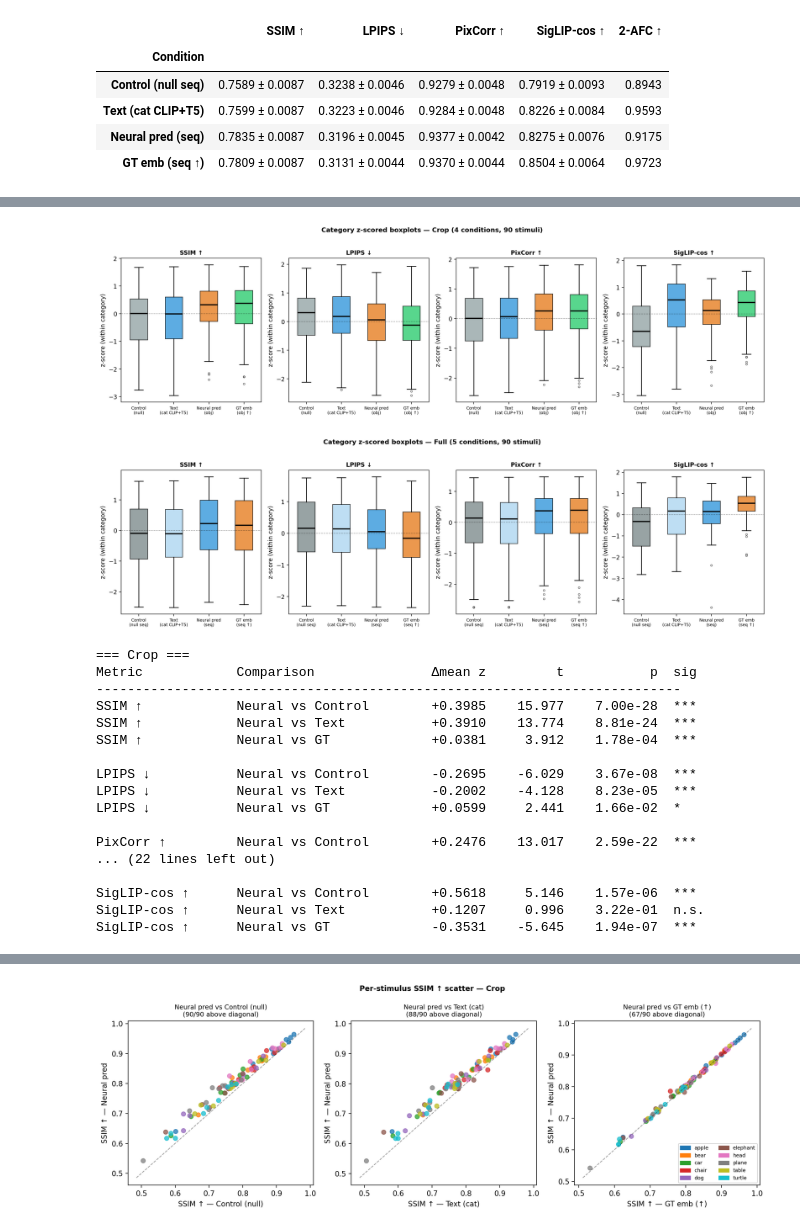
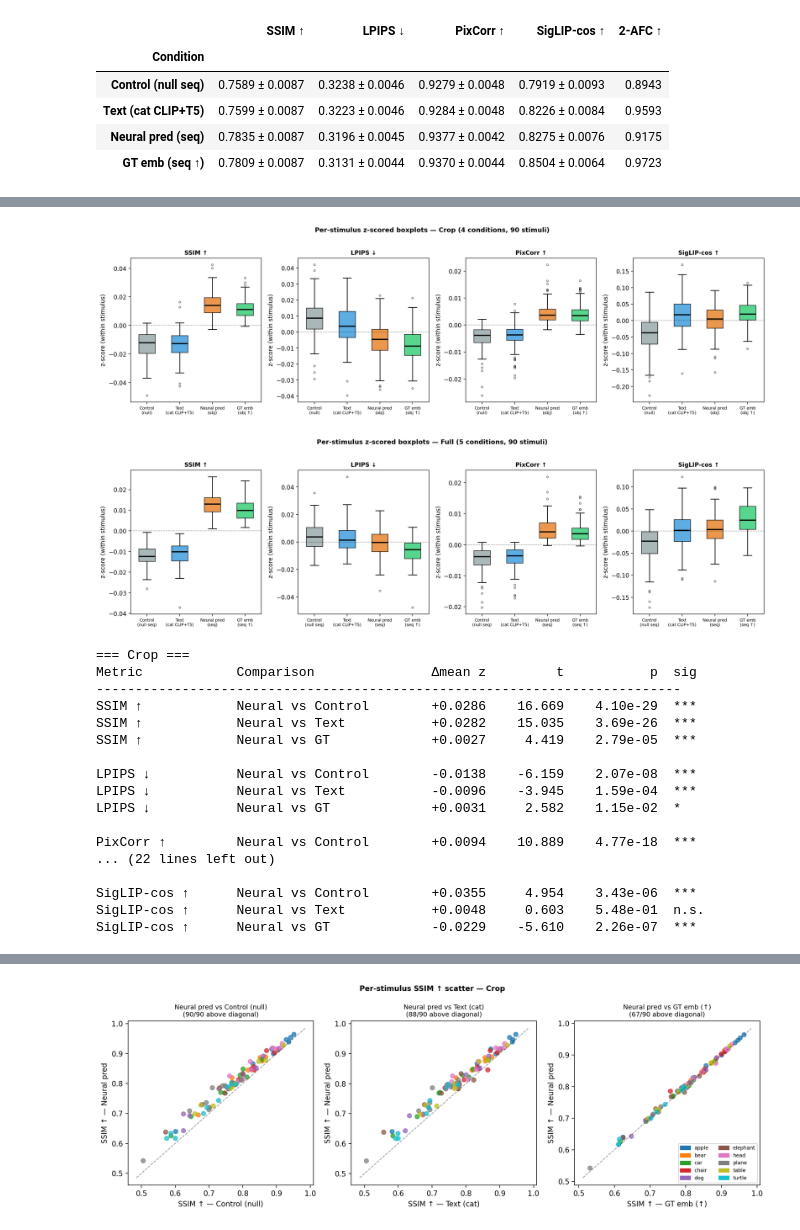
Before and after one commit to YAOJaredz/NeurObjectGen, a Jupyter notebook: notebooks/quantitative_conditions.ipynb, the cells around one changed output, grey strips where cells are left out. Drawn from its saved outputs; the diff is of its cells as text; code cells hidden in the pictures.

```diff
--- a/notebooks/quantitative_conditions.ipynb
+++ b/notebooks/quantitative_conditions.ipynb
@@ -283,8 +283,13 @@ BOXPLOT_METRICS = [
     ('pixcorr',    'PixCorr ↑'),
     ('siglip_cos', 'SigLIP-cos ↑'),
 ]
-CROP_COLORS = ['#95a5a6', '#3498db', '#e67e22', '#2ecc71']
-FULL_COLORS = ['#7f8c8d', '#aed6f1', '#3498db', '#e67e22', '#2ecc71']
+C_CTRL   = '#95a5a6'   # grey   — control
+C_TEXT   = '#3498db'   # blue   — text
+C_NEURAL = '#e67e22'   # orange — neural pred
+C_GT     = '#2ecc71'   # green  — GT emb
+
+CROP_COLORS = [C_CTRL,  C_TEXT, C_NEURAL, C_GT]
+FULL_COLORS = [C_CTRL,  C_TEXT, C_NEURAL, C_GT]
 
 def make_boxplot_row(results, cond_keys, cond_names, colors, title_suffix):
     labels = [n.replace('\n', '\n') for n in cond_names]
@@ -331,46 +336,40 @@ make_boxplot_row(full_results, FULL_COND_KEYS, FULL_COND_NAMES, FULL_COLORS, 'Fu
 # %%
-# Category z-scored boxplots — crop and full
-cat_ids_arr = np.array(test_idx) // HVM_N_VAR   # (90,)
+# Per-stimulus z-scored boxplots — crop and full
 
-def category_zscore(results, cond_keys, metric_key):
+def stimulus_zscore(results, cond_keys, metric_key):
     raw = np.stack([results[k][metric_key] for k in cond_keys], axis=1)  # (N, C)
-    out = np.zeros_like(raw)
-    for c in range(len(HVM_CATEGORIES)):
-        mask = cat_ids_arr == c
-        block = raw[mask]
-        mu, std = block.mean(), block.std()
-        out[mask] = (block - mu) / (std + 1e-8)
-    return out
+    mu  = raw.mean(axis=1, keepdims=True)
+    return (raw - mu)
 
 def make_zscore_boxplots(results, cond_keys, cond_names, colors, title_suffix):
     labels = [n.replace('\n', '\n') for n in cond_names]
     fig, axes = plt.subplots(1, len(BOXPLOT_METRICS), figsize=(16, 4.5))
     for ax, (key, title) in zip(axes, BOXPLOT_METRICS):
-        zs   = category_zscore(results, cond_keys, key)
+        zs   = stimulus_zscore(results, cond_keys, key)
         data = [zs[:, i] for i in range(len(cond_keys))]
         bp = ax.boxplot(data, patch_artist=True, widths=0.5,
                         medianprops=dict(color='black', lw=2),
                         whiskerprops=dict(lw=1.2), capprops=dict(lw=1.2),
                         flierprops=dict(marker='o', markersize=3, alpha=0.5))
         for patch, color in zip(bp['boxes'], colors):
             patch.set_facecolor(color)
             patch.set_alpha(0.8)
         ax.axhline(0, color='black', lw=0.8, ls='--', alpha=0.4)
         ax.set_xticks(range(1, len(cond_keys) + 1))
         ax.set_xticklabels(labels, fontsize=7)
         ax.set_title(title, fontsize=10, fontweight='bold')
-        ax.set_ylabel('z-score (within category)')
-    fig.suptitle(f'Category z-scored boxplots — {title_suffix}', fontsize=11, fontweight='bold', y=1.02)
+        ax.set_ylabel('z-score (within stimulus)')
+    fig.suptitle(f'Per-stimulus z-scored boxplots — {title_suffix}', fontsize=11, fontweight='bold', y=1.02)
     fig.tight_layout()
     fig.show()
 
 make_zscore_boxplots(crop_results, CROP_COND_KEYS, CROP_COND_NAMES, CROP_COLORS,
                      'Crop (4 conditions, 90 stimuli)')
 make_zscore_boxplots(full_results, FULL_COND_KEYS, FULL_COND_NAMES, FULL_COLORS,
                      'Full (5 conditions, 90 stimuli)')
 # %% [output]
-[figure, old version]
+[figure, new version]
-[figure, old version]
+[figure, new version]
 # %%
 from scipy import stats
 
@@ -391,7 +390,7 @@ def print_ttests(results, cond_keys, comparisons, label):
     print('-' * 75)
     idx = {k: i for i, k in enumerate(cond_keys)}
     for key, title in BOXPLOT_METRICS:
-        zs = category_zscore(results, cond_keys, key)
+        zs = stimulus_zscore(results, cond_keys, key)
         for a_key, b_key, comp_label in comparisons:
             a, b = zs[:, idx[a_key]], zs[:, idx[b_key]]
             t, p = stats.ttest_rel(a, b)
@@ -405,20 +404,20 @@ print_ttests(full_results, FULL_COND_KEYS, FULL_COMPARISONS,   'Full')
 === Crop ===
 Metric            Comparison               Δmean z         t           p  sig
 ---------------------------------------------------------------------------
-SSIM ↑            Neural vs Control        +0.3985    15.977    7.00e-28  ***
-SSIM ↑            Neural vs Text           +0.3910    13.774    8.81e-24  ***
-SSIM ↑            Neural vs GT             +0.0381     3.912    1.78e-04  ***
+SSIM ↑            Neural vs Control        +0.0286    16.669    4.10e-29  ***
+SSIM ↑            Neural vs Text           +0.0282    15.035    3.69e-26  ***
+SSIM ↑            Neural vs GT             +0.0027     4.419    2.79e-05  ***
 
-LPIPS ↓           Neural vs Control        -0.2695    -6.029    3.67e-08  ***
-LPIPS ↓           Neural vs Text           -0.2002    -4.128    8.23e-05  ***
-LPIPS ↓           Neural vs GT             +0.0599     2.441    1.66e-02  *
+LPIPS ↓           Neural vs Control        -0.0138    -6.159    2.07e-08  ***
+LPIPS ↓           Neural vs Text           -0.0096    -3.945    1.59e-04  ***
+LPIPS ↓           Neural vs GT             +0.0031     2.582    1.15e-02  *
 
-PixCorr ↑         Neural vs Control        +0.2476    13.017    2.59e-22  ***
+PixCorr ↑         Neural vs Control        +0.0094    10.889    4.77e-18  ***
 ... (22 lines left out)
 
-SigLIP-cos ↑      Neural vs Control        +0.5618     5.146    1.57e-06  ***
-SigLIP-cos ↑      Neural vs Text           +0.1207     0.996    3.22e-01  n.s.
-SigLIP-cos ↑      Neural vs GT             -0.3531    -5.645    1.94e-07  ***
+SigLIP-cos ↑      Neural vs Control        +0.0355     4.954    3.43e-06  ***
+SigLIP-cos ↑      Neural vs Text           +0.0048     0.603    5.48e-01  n.s.
+SigLIP-cos ↑      Neural vs GT             -0.0229    -5.610    2.26e-07  ***
 # %%
 # Per-category bar charts — SSIM
 cat_ids = np.array(test_idx) // HVM_N_VAR
```
Also changed, not shown: parts of 3 cells of this notebook, 1 other file.
